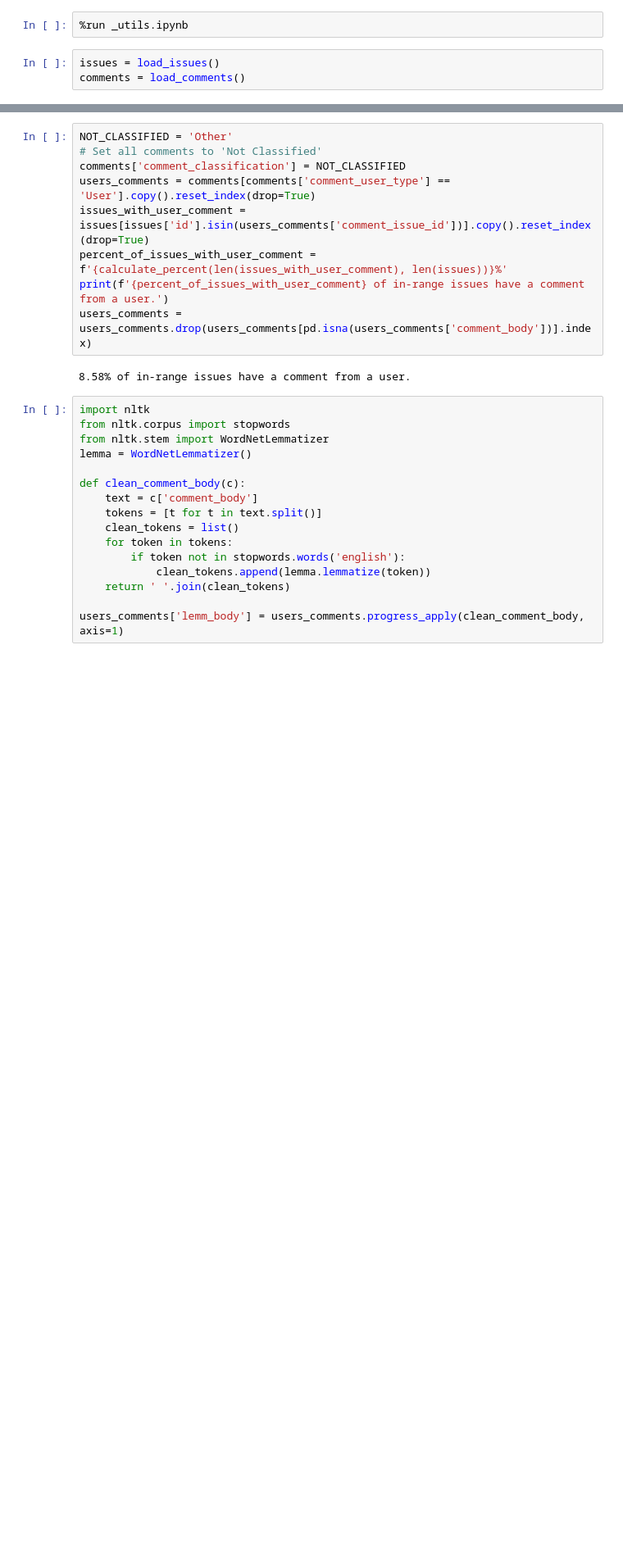
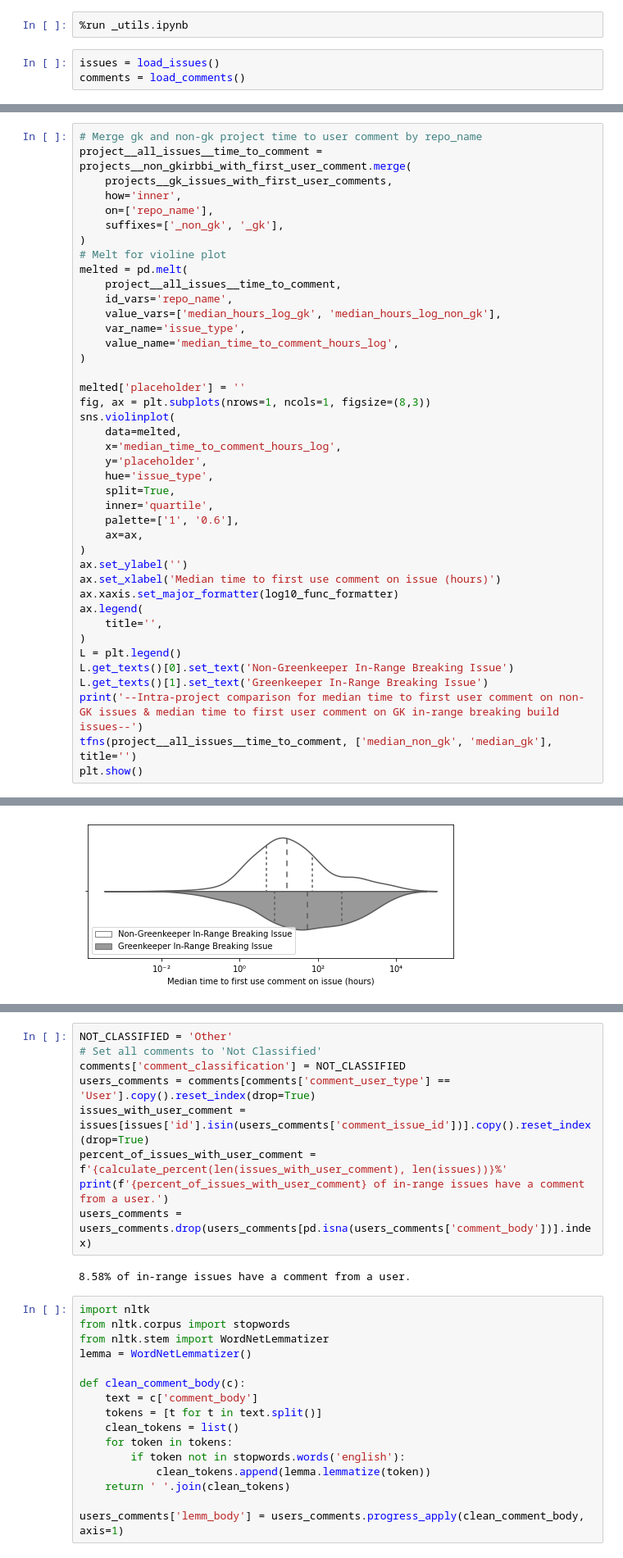
Before and after one commit to brombaut/GKIR_Analysis, a Jupyter notebook: data-analysis/p_rq2_comments.ipynb, the cells around one changed output, grey strips where cells are left out. Shown at 82% size. Cells and saved outputs as stored; diff of their text form; blank space fills up the shorter version.

```diff
--- a/data-analysis/p_rq2_comments.ipynb
+++ b/data-analysis/p_rq2_comments.ipynb
@@ -5,0 +240,42 @@ comments = load_comments()
+# %%
+# Merge gk and non-gk project time to user comment by repo_name
+project__all_issues__time_to_comment = projects__non_gkirbbi_with_first_user_comment.merge(
+    projects__gk_issues_with_first_user_comments,
+    how='inner',
+    on=['repo_name'],
+    suffixes=['_non_gk', '_gk'],
+)
+# Melt for violine plot
+melted = pd.melt(
+    project__all_issues__time_to_comment,
+    id_vars='repo_name',
+    value_vars=['median_hours_log_gk', 'median_hours_log_non_gk'],
+    var_name='issue_type',
+    value_name='median_time_to_comment_hours_log',
+)
+
+melted['placeholder'] = ''
+fig, ax = plt.subplots(nrows=1, ncols=1, figsize=(8,3))
+sns.violinplot(
+    data=melted,
+    x='median_time_to_comment_hours_log',
+    y='placeholder',
+    hue='issue_type',
+    split=True,
+    inner='quartile',
+    palette=['1', '0.6'],
+    ax=ax,
+)
+ax.set_ylabel('')
+ax.set_xlabel('Median time to first use comment on issue (hours)')
+ax.xaxis.set_major_formatter(log10_func_formatter)
+ax.legend(
+    title='',
+)
+L = plt.legend()
+L.get_texts()[0].set_text('Non-Greenkeeper In-Range Breaking Issue')
+L.get_texts()[1].set_text('Greenkeeper In-Range Breaking Issue')
+print('--Intra-project comparison for median time to first user comment on non-GK issues & median time to first user comment on GK in-range breaking build issues--')
+tfns(project__all_issues__time_to_comment, ['median_non_gk', 'median_gk'], title='')
+plt.show()
+# %% [output]
@@ -5,0 +287 @@ comments = load_comments()
+[figure, added]
```
Also changed, not shown: parts of 20 cells of this notebook, 15 other files.
